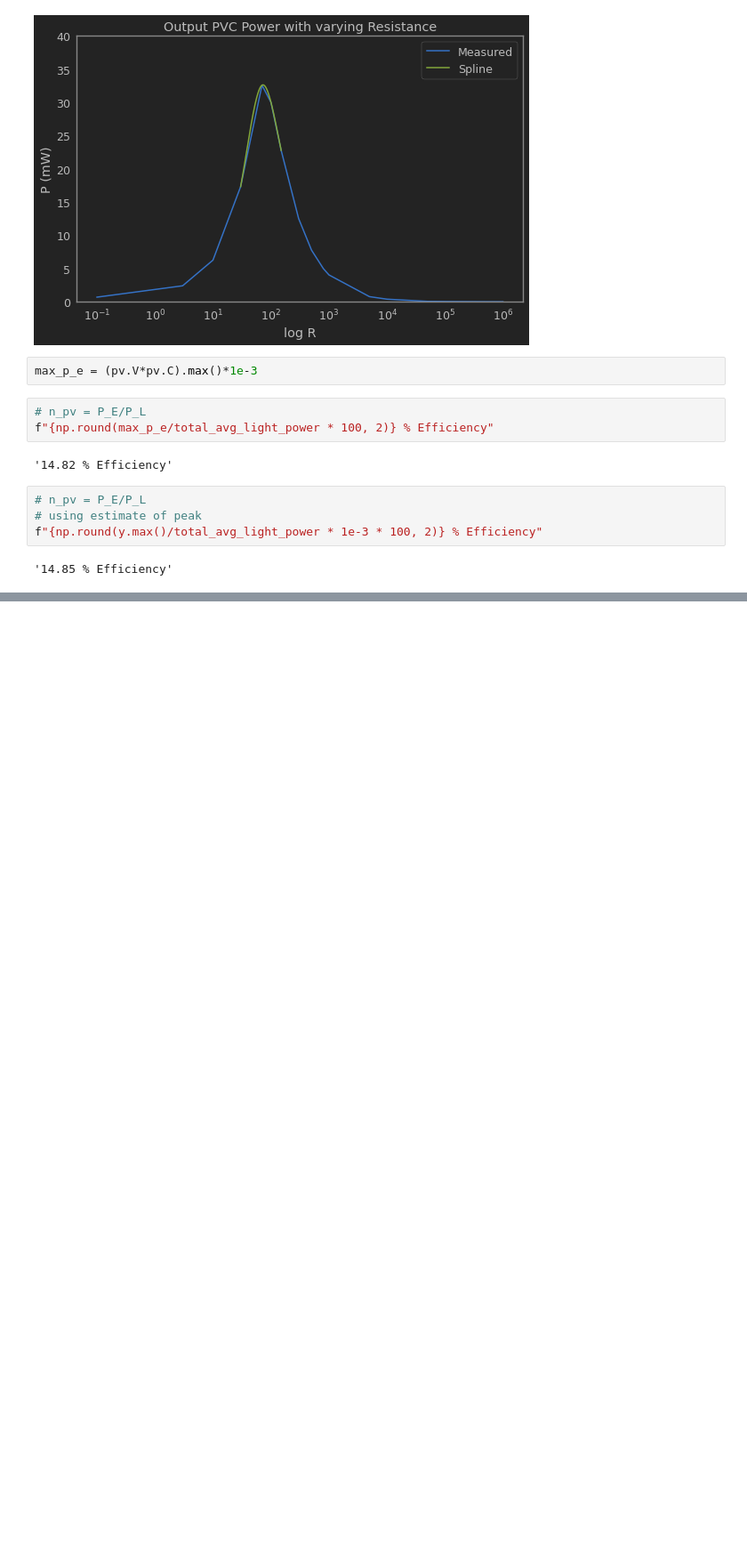
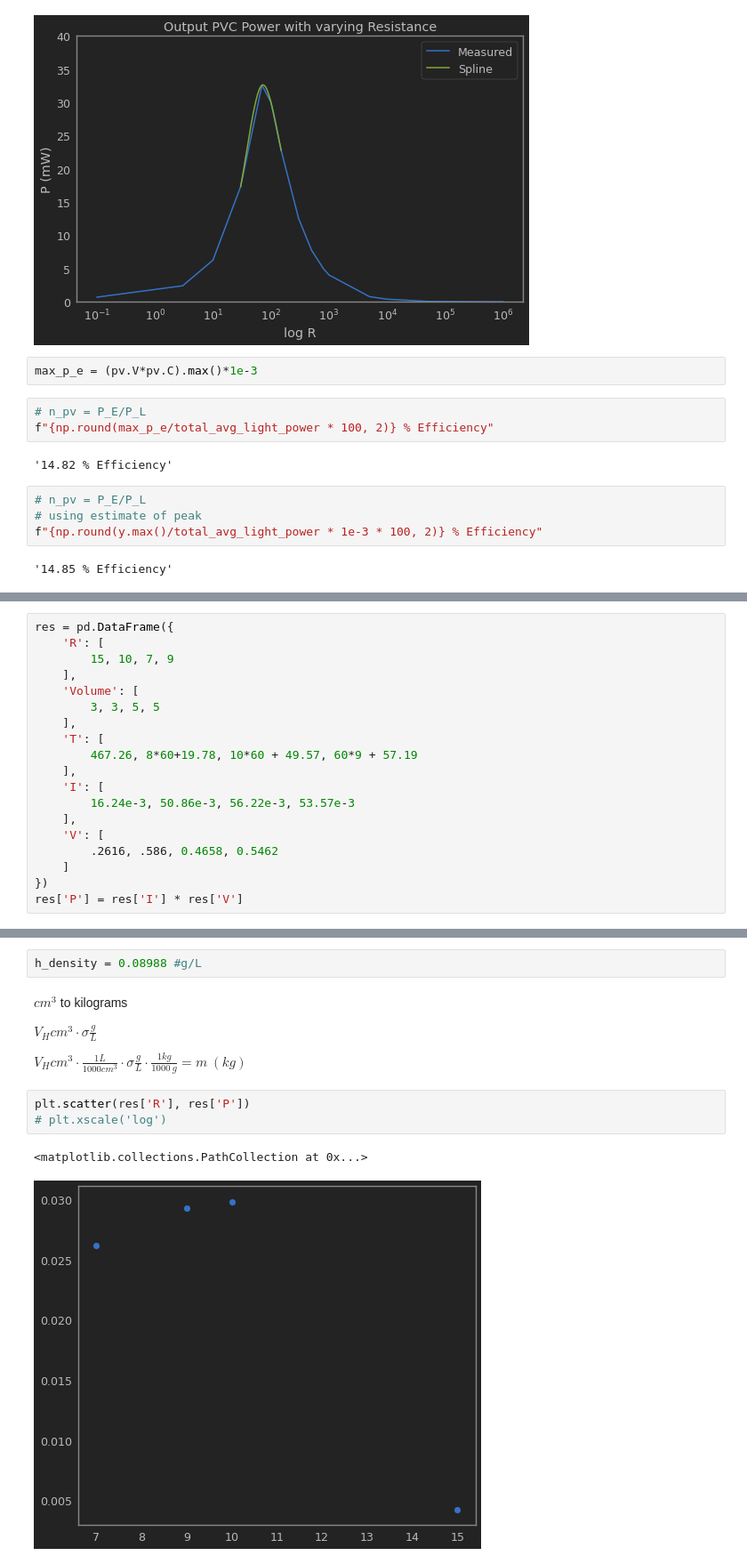
Before and after one commit to trevorm4x/APL-fuel-first, a Jupyter notebook: Lab/Lab1/APL_1_cell.ipynb, the cells around one changed output, grey strips where cells are left out. Shown at 89% size. Cells and saved outputs as stored; diff of their text form; blank space fills up the shorter version.

```diff
--- a/Lab/Lab1/APL_1_cell.ipynb
+++ b/Lab/Lab1/APL_1_cell.ipynb
@@ -163,0 +322,19 @@ f"{np.round(y.max()/total_avg_light_power * 1e-3 * 100, 2)} % Efficiency"
+# %%
+res = pd.DataFrame({
+    'R': [
+        15, 10, 7, 9
+    ],
+    'Volume': [
+        3, 3, 5, 5
+    ],
+    'T': [
+        467.26, 8*60+19.78, 10*60 + 49.57, 60*9 + 57.19
+    ],
+    'I': [
+        16.24e-3, 50.86e-3, 56.22e-3, 53.57e-3
+    ],
+    'V': [
+        .2616, .586, 0.4658, 0.5462
+    ]
+})
+res['P'] = res['I'] * res['V']
@@ -163,0 +349,15 @@ f"{np.round(y.max()/total_avg_light_power * 1e-3 * 100, 2)} % Efficiency"
+# %%
+h_density = 0.08988 #g/L
+# %% [markdown]
+$ cm^3 $ to kilograms
+
+$ V_H cm^3 \cdot \sigma \frac{g}{L} $
+
+$ V_H cm^3 \cdot \frac{1 L}{1000 cm^3} \cdot \sigma
+\frac{g}{L} \cdot \frac{1 kg}{1000\ g} = m\ (kg) $
+# %%
+plt.scatter(res['R'], res['P'])
+# plt.xscale('log')
+# %% [output]
+<matplotlib.collections.PathCollection at 0x...>
+[figure, added]
```
Also changed, not shown: parts of 27 cells of this notebook.
